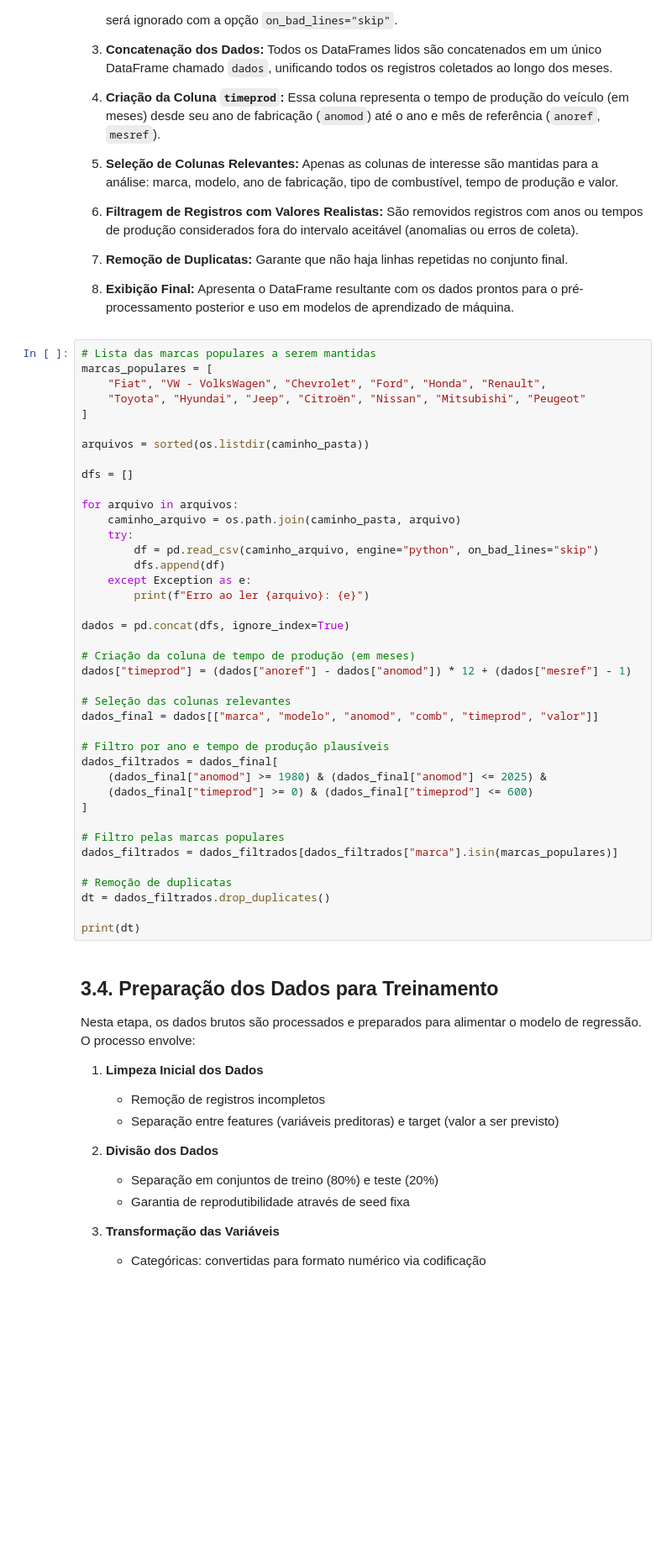
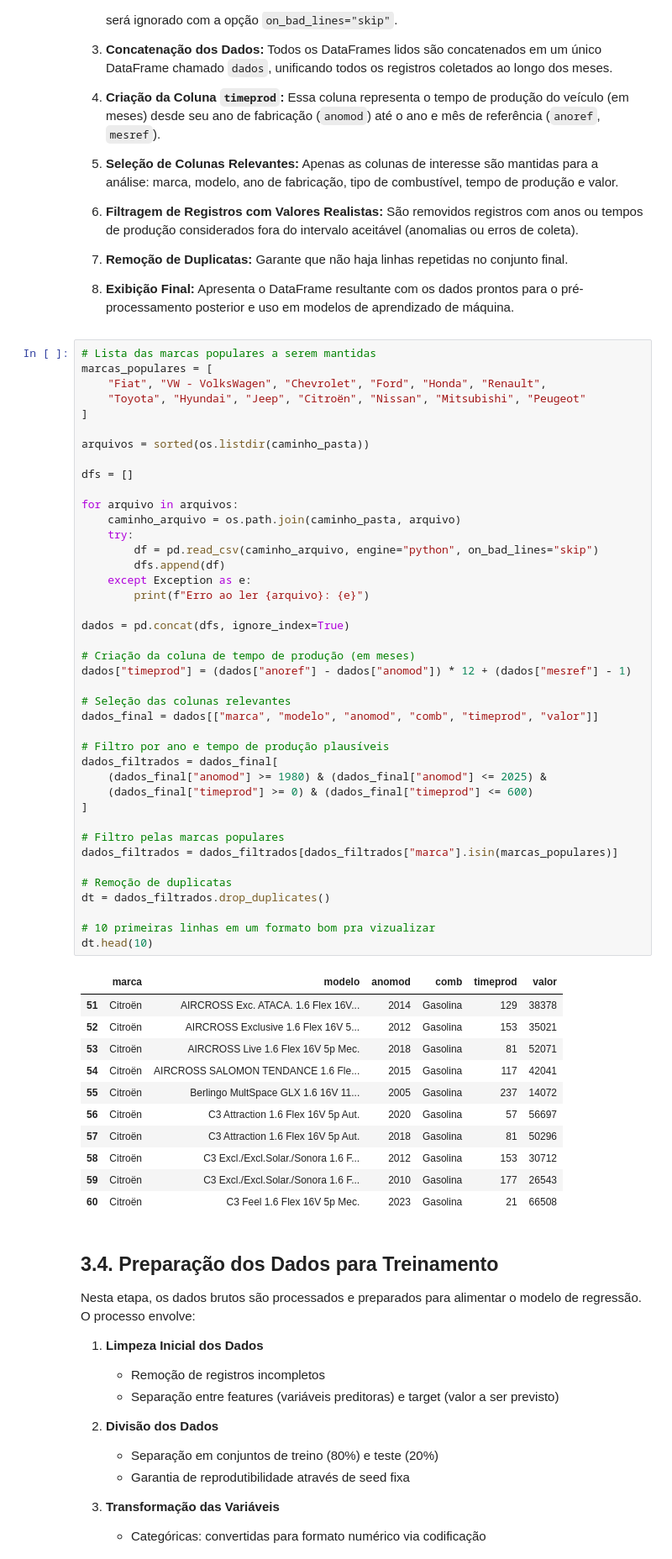
Before and after one commit to gabrielcaixeta01/NIA, a Jupyter notebook: ProjetoFinal-FIPE/Projeto_Final_NIA.ipynb, the cells around one changed output. Shown at 84% size. Saved outputs shown, nothing was run; the diff lists cells and outputs as text; blank space fills up the shorter version.

```diff
--- a/ProjetoFinal-FIPE/Projeto_Final_NIA.ipynb
+++ b/ProjetoFinal-FIPE/Projeto_Final_NIA.ipynb
@@ -128,34 +132,47 @@ arquivos = sorted(os.listdir(caminho_pasta))
 dfs = []
 
 for arquivo in arquivos:
     caminho_arquivo = os.path.join(caminho_pasta, arquivo)
     try:
         df = pd.read_csv(caminho_arquivo, engine="python", on_bad_lines="skip")
         dfs.append(df)
     except Exception as e:
         print(f"Erro ao ler {arquivo}: {e}")
 
 dados = pd.concat(dfs, ignore_index=True)
 
 # Criação da coluna de tempo de produção (em meses)
 dados["timeprod"] = (dados["anoref"] - dados["anomod"]) * 12 + (dados["mesref"] - 1)
 
 # Seleção das colunas relevantes
 dados_final = dados[["marca", "modelo", "anomod", "comb", "timeprod", "valor"]]
 
 # Filtro por ano e tempo de produção plausíveis
 dados_filtrados = dados_final[
     (dados_final["anomod"] >= 1980) & (dados_final["anomod"] <= 2025) &
     (dados_final["timeprod"] >= 0) & (dados_final["timeprod"] <= 600)
 ]
 
 # Filtro pelas marcas populares
 dados_filtrados = dados_filtrados[dados_filtrados["marca"].isin(marcas_populares)]
 
 # Remoção de duplicatas
 dt = dados_filtrados.drop_duplicates()
 
-print(dt)
+# 10 primeiras linhas em um formato bom pra vizualizar
+dt.head(10)
+# %% [output]
+|  | marca | modelo | anomod | comb | timeprod | valor |
+| 51 | Citroën | AIRCROSS Exc. ATACA. 1.6 Flex 16V... | 2014 | Gasolina | 129 | 38378 |
+| 52 | Citroën | AIRCROSS Exclusive 1.6 Flex 16V 5... | 2012 | Gasolina | 153 | 35021 |
+| 53 | Citroën | AIRCROSS Live 1.6 Flex 16V 5p Mec. | 2018 | Gasolina | 81 | 52071 |
+| 54 | Citroën | AIRCROSS SALOMON TENDANCE 1.6 Fle... | 2015 | Gasolina | 117 | 42041 |
+| 55 | Citroën | Berlingo MultSpace GLX 1.6 16V 11... | 2005 | Gasolina | 237 | 14072 |
+| 56 | Citroën | C3 Attraction 1.6 Flex 16V 5p Aut. | 2020 | Gasolina | 57 | 56697 |
+| 57 | Citroën | C3 Attraction 1.6 Flex 16V 5p Aut. | 2018 | Gasolina | 81 | 50296 |
+| 58 | Citroën | C3 Excl./Excl.Solar./Sonora 1.6 F... | 2012 | Gasolina | 153 | 30712 |
+| 59 | Citroën | C3 Excl./Excl.Solar./Sonora 1.6 F... | 2010 | Gasolina | 177 | 26543 |
+| 60 | Citroën | C3 Feel 1.6 Flex 16V 5p Mec. | 2023 | Gasolina | 21 | 66508 |
 # %% [markdown]
 ## **3.4. Preparação dos Dados para Treinamento**
 
```
Also changed, not shown: parts of 13 cells of this notebook.
